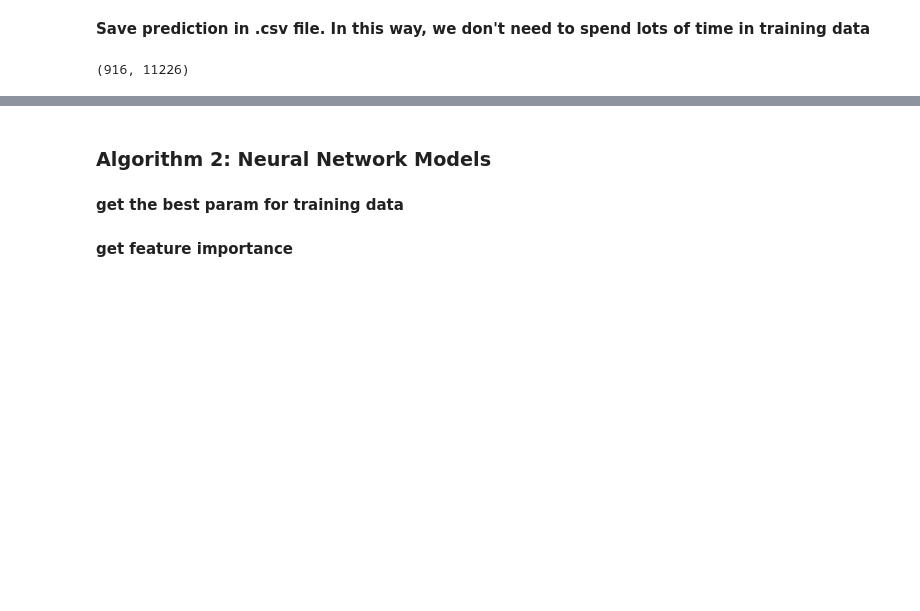
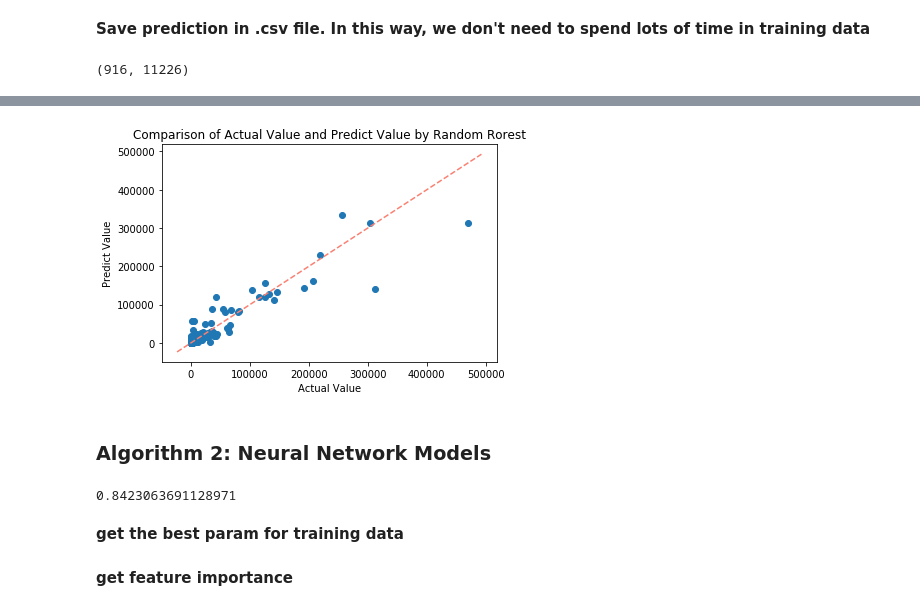
Before and after one commit to wenjuc/MCM_Opioid_Crisis, a Jupyter notebook: Part_Two_ML_Model.ipynb, the cells around one changed output, grey strips where cells are left out. Cells and saved outputs as stored; diff of their text form; code cells hidden in the pictures; blank space fills up the shorter version.

```diff
--- a/Part_Two_ML_Model.ipynb
+++ b/Part_Two_ML_Model.ipynb
@@ -206,3 +212,15 @@ test_df
+# %%
+plt.plot(actual, pred, 'o')
+plt.xlabel('Actual Value')
+plt.ylabel('Predict Value')
+plt.title('Comparison of Actual Value and Predict Value by Random Rorest')
+axes = plt.gca()
+x_vals = np.array(axes.get_xlim())
+y_vals = 1 * x_vals
+plt.plot(x_vals, y_vals, '--', color='salmon')
+plt.savefig('rf_predict_actual_com.png', bbox_inches='tight')
+# %% [output]
+[figure, added]
 # %% [markdown]
 ### Algorithm 2: Neural Network Models
 # %%
@@ -226,3 +244,7 @@ mlp_fit = mlp_rand.fit(train_features, train_outcome)
+# %%
+mlp_fit.score(test_features, test_outcome)
+# %% [output]
+0.8423063691128971
 # %% [markdown]
 **get the best param for training data**
 # %%
```
Also changed, not shown: parts of 22 cells of this notebook, 6 other files.
